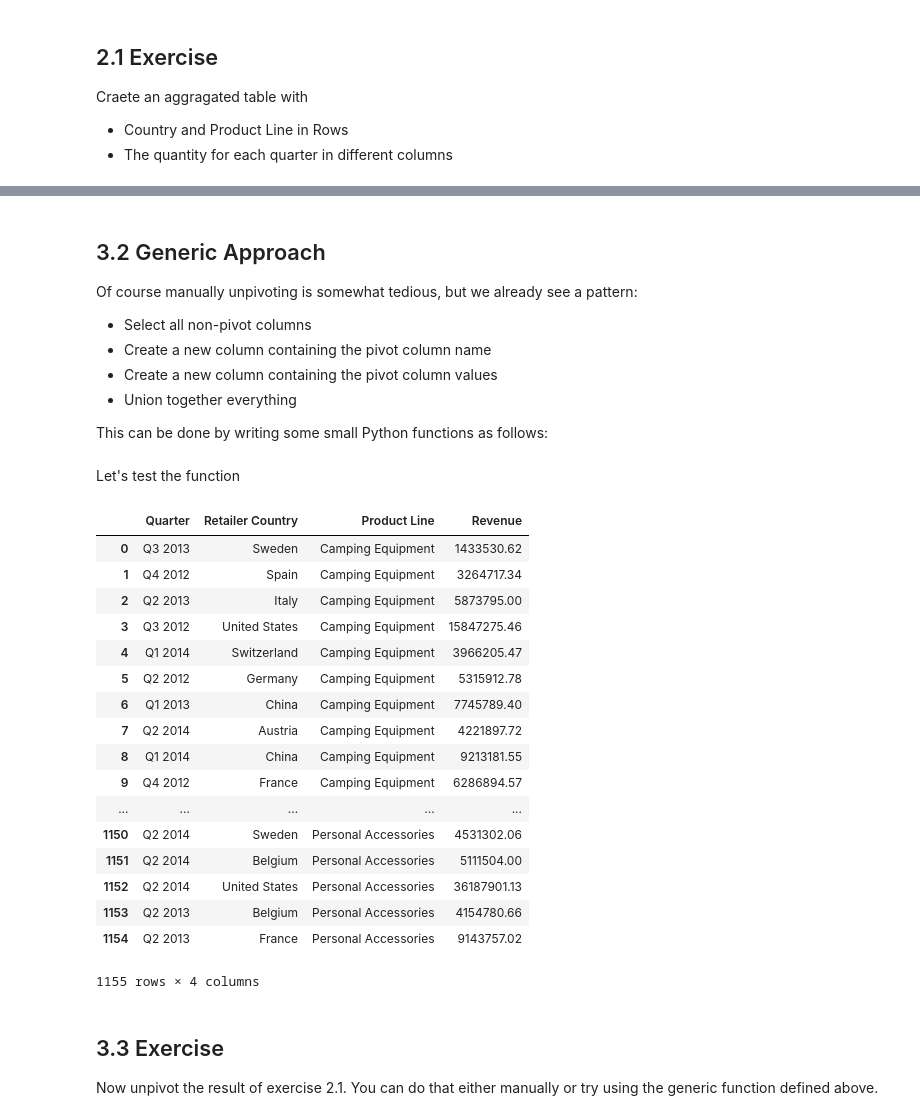
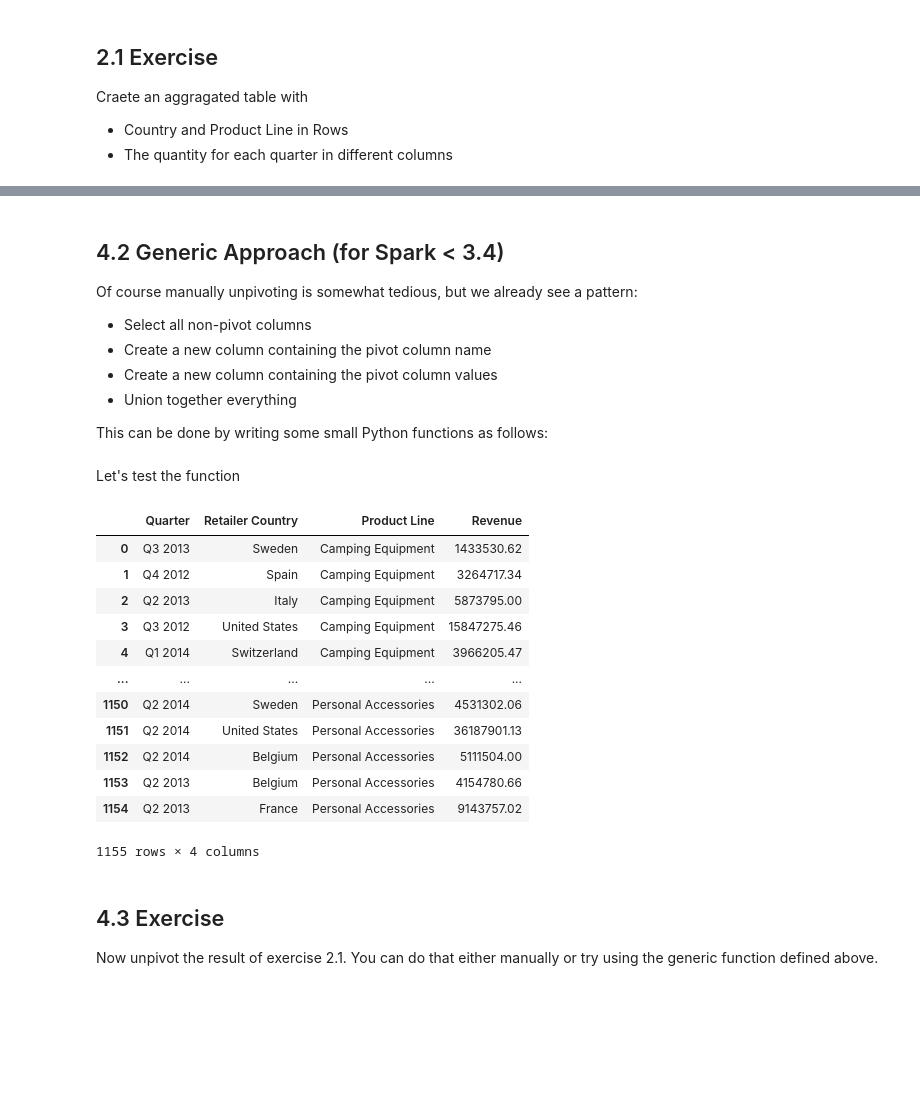
Before and after one commit to dimajix/pyspark-advanced, a Jupyter notebook: jupyter-pivoting/Pivoting - Full.ipynb, the cells around one changed output, grey strips where cells are left out. Saved outputs shown, nothing was run; the diff lists cells and outputs as text; code cells hidden in the pictures; blank space fills up the shorter version.

```diff
--- a/jupyter-pivoting/Pivoting - Full.ipynb
+++ b/jupyter-pivoting/Pivoting - Full.ipynb
@@ -115,3 +220,6 @@ Sometimes you just need the opposite operation: You have a data set in pivoted f
 
 Now let us perform these steps for the pivoted table above
+# %%
+# Create well defined pivoted DataFrame again
+pivoted = data.groupBy("Quarter", "Retailer Country").pivot("Product line").agg(sf.sum("Revenue"))
 # %%
@@ -172,5 +304,5 @@ result.limit(10).toPandas()
 # %% [markdown]
-## 3.2 Generic Approach
+## 4.2 Generic Approach (for Spark < 3.4)
 
 Of course manually unpivoting is somewhat tedious, but we already see a pattern:
 * Select all non-pivot columns
@@ -183,49 +315,44 @@ This can be done by writing some small Python functions as follows:
 import functools
 
 # Unpivot a single column, thereby creating one data frame
-def unpivot_column(df, other, pivot_column, pivot_value, result_column):
-    columns = [df[c] for c in other] + \
-        [sf.lit(pivot_value).alias(pivot_column)] + \
-        [df[pivot_value].alias(result_column)]
+def unpivot_column(df, ids, value, variableColumnName, valueColumnName):
+    columns = [df[c] for c in ids] + \
+        [sf.lit(value).alias(variableColumnName)] + \
+        [df[value].alias(valueColumnName)]
     return df.select(*columns)
 
 # Unpivot multiple columns by using the above method
-def unpivot(df, pivot_column, pivot_values, result_column):
+def unpivot(df, values, variableColumnName, valueColumnName):
     """
     df - input data frame
     pivot_column - the name of the new column containg each pivot column name
-    pivot_values - the list of pivoted column names
-    result_column - the name of the column containing the values of the pivot columns
+    values - the list of pivoted column names
+    valueColumnName - the name of the column containing the values of the pivot columns
     """
-    common_columns = [f.name for f in df.schema.fields if not f.name in pivot_values]
-    unpivot_dfs = [unpivot_column(df, common_columns, pivot_column, v, result_column) for v in pivot_values]
+    ids = [f for f in df.columns if not f in values]
+    unpivot_dfs = [unpivot_column(df, ids, v, variableColumnName, valueColumnName) for v in values]
     return functools.reduce(lambda x,y: x.union(y), unpivot_dfs)
 # %% [markdown]
 Let's test the function
 # %%
 product_lines = ["Camping Equipment", "Golf Equipment", "Mountaineering Equipment", "Outdoor Protection", "Personal Accessories"]
-result_per_product_line = unpivot(revenue_per_product_line, "Product Line", product_lines, "Revenue")
-result_per_product_line.toPandas()
+result = unpivot(pivoted, product_lines, "Product Line", "Revenue")
+result.toPandas()
 # %% [output]
 |  | Quarter | Retailer Country | Product Line | Revenue |
 | 0 | Q3 2013 | Sweden | Camping Equipment | 1433530.62 |
 | 1 | Q4 2012 | Spain | Camping Equipment | 3264717.34 |
 | 2 | Q2 2013 | Italy | Camping Equipment | 5873795.00 |
 | 3 | Q3 2012 | United States | Camping Equipment | 15847275.46 |
 | 4 | Q1 2014 | Switzerland | Camping Equipment | 3966205.47 |
-| 5 | Q2 2012 | Germany | Camping Equipment | 5315912.78 |
-| 6 | Q1 2013 | China | Camping Equipment | 7745789.40 |
-| 7 | Q2 2014 | Austria | Camping Equipment | 4221897.72 |
-| 8 | Q1 2014 | China | Camping Equipment | 9213181.55 |
-| 9 | Q4 2012 | France | Camping Equipment | 6286894.57 |
 | ... | ... | ... | ... | ... |
 | 1150 | Q2 2014 | Sweden | Personal Accessories | 4531302.06 |
-| 1151 | Q2 2014 | Belgium | Personal Accessories | 5111504.00 |
-| 1152 | Q2 2014 | United States | Personal Accessories | 36187901.13 |
+| 1151 | Q2 2014 | United States | Personal Accessories | 36187901.13 |
+| 1152 | Q2 2014 | Belgium | Personal Accessories | 5111504.00 |
 | 1153 | Q2 2013 | Belgium | Personal Accessories | 4154780.66 |
 | 1154 | Q2 2013 | France | Personal Accessories | 9143757.02 |
 1155 rows × 4 columns
 # %% [markdown]
-## 3.3 Exercise
+## 4.3 Exercise
 
 Now unpivot the result of exercise 2.1. You can do that either manually or try using the generic function defined above.
```
Also changed, not shown: parts of 29 cells of this notebook, 1 other file.
